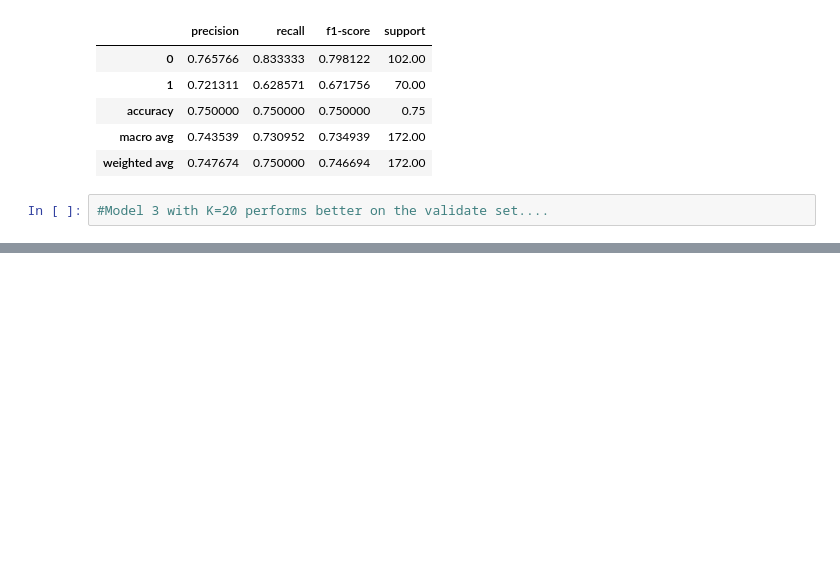
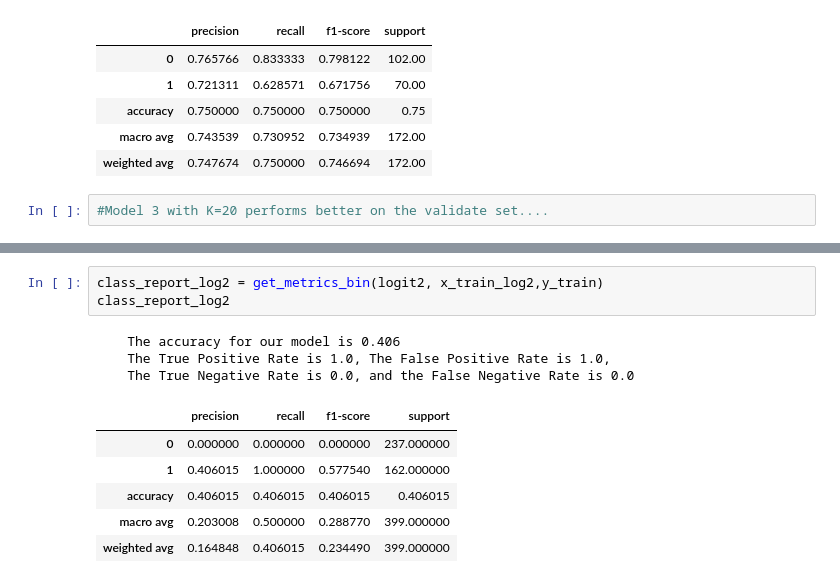
Before and after one commit to Ken-Alviola/classification-exercises, a Jupyter notebook: model.ipynb, the cells around one changed output, grey strips where cells are left out. Saved outputs shown, nothing was run; the diff lists cells and outputs as text; blank space fills up the shorter version.

```diff
--- a/model.ipynb
+++ b/model.ipynb
@@ -608,0 +654,13 @@ class_report3_val
+# %%
+class_report_log2 = get_metrics_bin(logit2, x_train_log2,y_train)
+class_report_log2
+# %% [output]
+    The accuracy for our model is 0.406
+    The True Positive Rate is 1.0, The False Positive Rate is 1.0,
+    The True Negative Rate is 0.0, and the False Negative Rate is 0.0
+|  | precision | recall | f1-score | support |
+| 0 | 0.000000 | 0.000000 | 0.000000 | 237.000000 |
+| 1 | 0.406015 | 1.000000 | 0.577540 | 162.000000 |
+| accuracy | 0.406015 | 0.406015 | 0.406015 | 0.406015 |
+| macro avg | 0.203008 | 0.500000 | 0.288770 | 399.000000 |
+| weighted avg | 0.164848 | 0.406015 | 0.234490 | 399.000000 |
```
Also changed, not shown: parts of 10 cells of this notebook, 1 other file.
